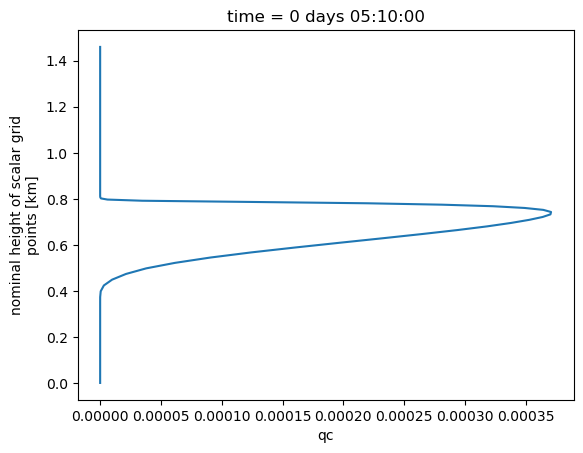
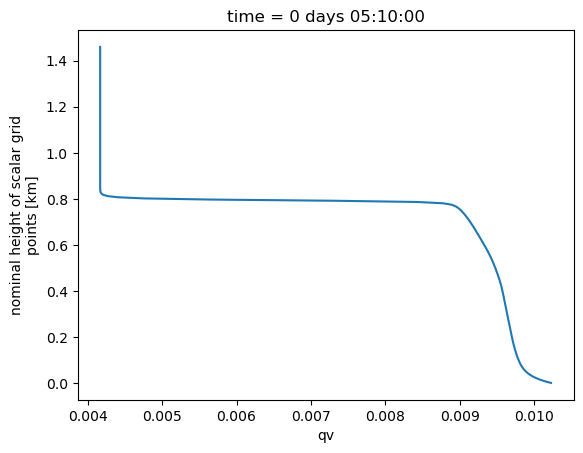
The notebook cell's code change between the first figure and the second:
--- before
+++ after
@@ -1 +1 @@
-ds.qc.mean("xh").mean("yh").plot(y='zh')
+ds.qv.mean("xh").mean("yh").plot(y='zh')

Commit: edit